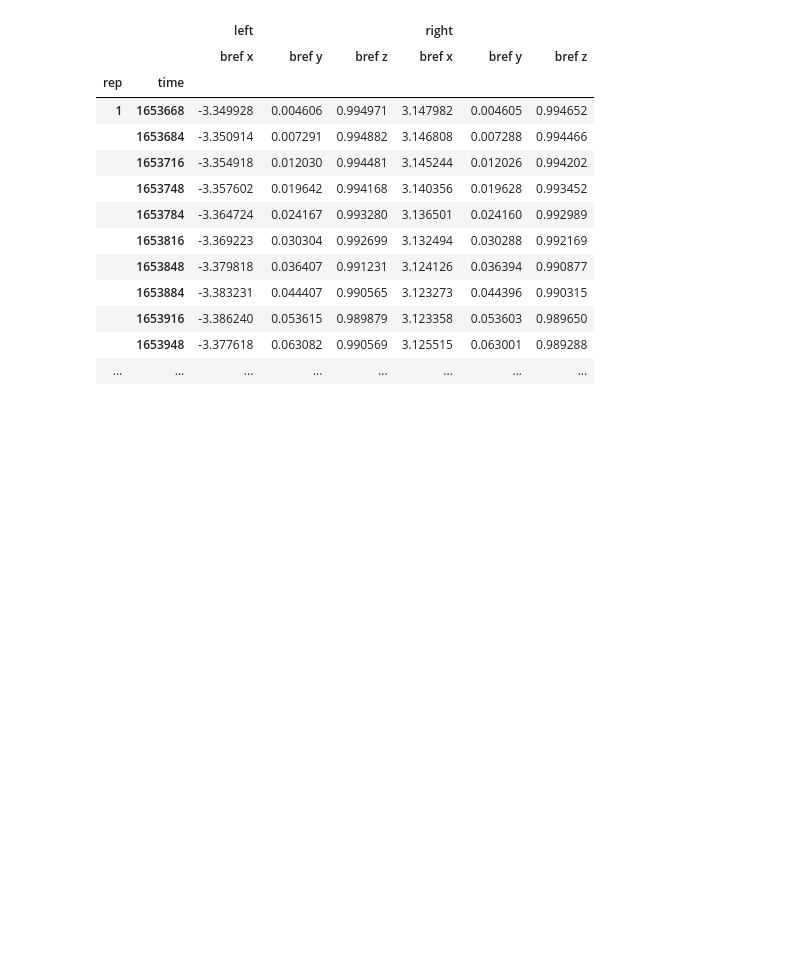
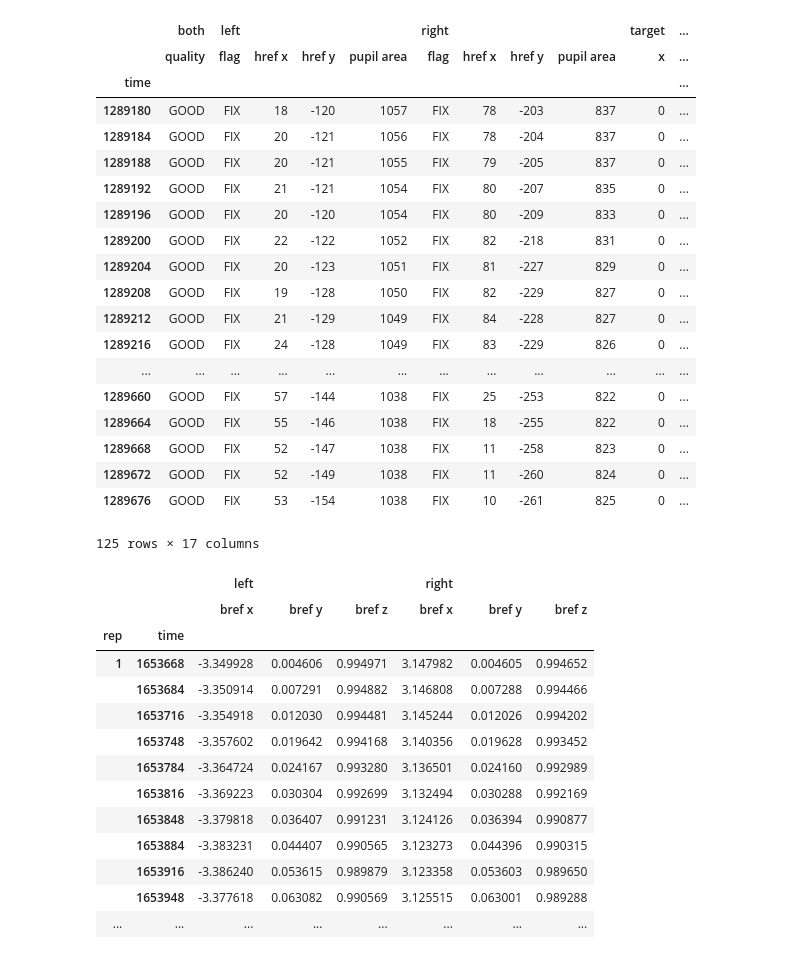
Before and after one commit to Berkeley-BORIS/BORIS_Code, a Jupyter notebook: parsed gaze data example.ipynb, the cells around one changed output. Drawn from its saved outputs; the diff is of its cells as text; code cells hidden in the pictures; blank space fills up the shorter version.

```diff
--- a/parsed gaze data example.ipynb
+++ b/parsed gaze data example.ipynb
@@ -65,0 +66,5 @@ rt_data
+# %%
+rt_data.reset_index(inplace=True)
+# %%
+rt_data.set_index(['rep', ('target', 'distance'), ('target', 'eccentricity'), ('target', 'direction'), 'time'], inplace=True)
+rt_data.sortlevel(axis=0, inplace=True)
@@ -66,3 +94,26 @@ rt_data
+# %%
+rt_data.loc[(1, 100, 0, 0)]
+# %% [output]
+|  | both | left |  |  |  | right |  |  |  | target | ... |
+|  | quality | flag | href x | href y | pupil area | flag | href x | href y | pupil area | x | ... |
+| time |  |  |  |  |  |  |  |  |  |  | ... |
+| 1289180 | GOOD | FIX | 18 | -120 | 1057 | FIX | 78 | -203 | 837 | 0 | ... |
+| 1289184 | GOOD | FIX | 20 | -121 | 1056 | FIX | 78 | -204 | 837 | 0 | ... |
+| 1289188 | GOOD | FIX | 20 | -121 | 1055 | FIX | 79 | -205 | 837 | 0 | ... |
+| 1289192 | GOOD | FIX | 21 | -121 | 1054 | FIX | 80 | -207 | 835 | 0 | ... |
+| 1289196 | GOOD | FIX | 20 | -120 | 1054 | FIX | 80 | -209 | 833 | 0 | ... |
+| 1289200 | GOOD | FIX | 22 | -122 | 1052 | FIX | 82 | -218 | 831 | 0 | ... |
+| 1289204 | GOOD | FIX | 20 | -123 | 1051 | FIX | 81 | -227 | 829 | 0 | ... |
+| 1289208 | GOOD | FIX | 19 | -128 | 1050 | FIX | 82 | -229 | 827 | 0 | ... |
+| 1289212 | GOOD | FIX | 21 | -129 | 1049 | FIX | 84 | -228 | 827 | 0 | ... |
+| 1289216 | GOOD | FIX | 24 | -128 | 1049 | FIX | 83 | -229 | 826 | 0 | ... |
+| ... | ... | ... | ... | ... | ... | ... | ... | ... | ... | ... | ... |
+| 1289660 | GOOD | FIX | 57 | -144 | 1038 | FIX | 25 | -253 | 822 | 0 | ... |
+| 1289664 | GOOD | FIX | 55 | -146 | 1038 | FIX | 18 | -255 | 822 | 0 | ... |
+| 1289668 | GOOD | FIX | 52 | -147 | 1038 | FIX | 11 | -258 | 823 | 0 | ... |
+| 1289672 | GOOD | FIX | 52 | -149 | 1038 | FIX | 11 | -260 | 824 | 0 | ... |
+| 1289676 | GOOD | FIX | 53 | -154 | 1038 | FIX | 10 | -261 | 825 | 0 | ... |
+125 rows × 17 columns
 # %%
 HREF_DIST = 15000.0
 calibration_dist = 100.
```
Also changed, not shown: parts of 3 cells of this notebook.
